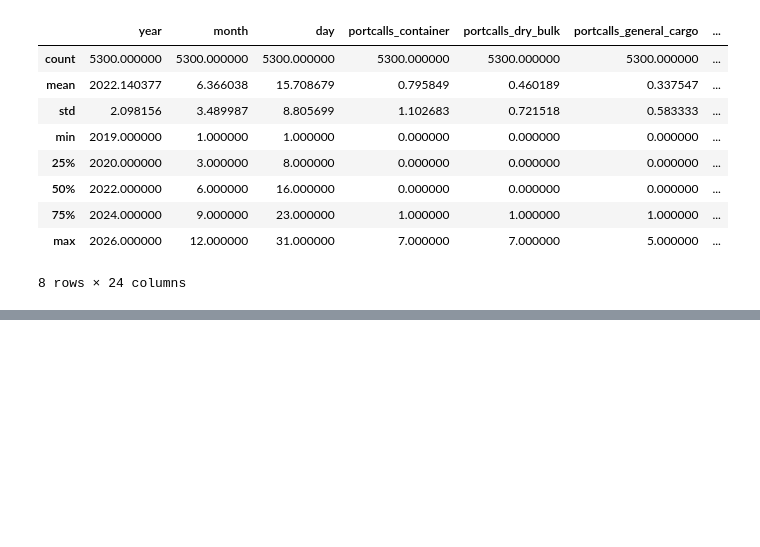
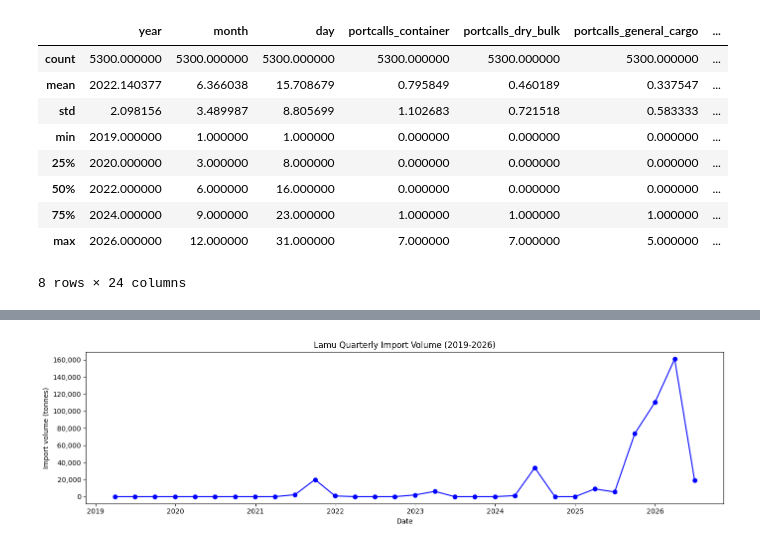
Before and after one commit to MutwiriC/Port-Distribution-Early-Warning-System, a Jupyter notebook: Port_Trade_Disruption_Early_Warning_System.ipynb, the cells around one changed output, grey strips where cells are left out. Drawn from its saved outputs; the diff is of its cells as text; code cells hidden in the pictures; blank space fills up the shorter version.

```diff
--- a/Port_Trade_Disruption_Early_Warning_System.ipynb
+++ b/Port_Trade_Disruption_Early_Warning_System.ipynb
@@ -146,0 +190,21 @@ df_port.describe()
+# %%
+#plot Lamu port import volume over time
+lamu = df_port[df_port['portname']=='Lamu']
+lamu['date'] = pd.to_datetime(lamu[['year', 'month']].assign(day=1))
+
+# 2. Set that date column as the Index
+lamu = lamu.set_index('date')
+
+# 3.resampling
+df_quarterly_lamu = lamu['import'].resample('Q').sum()
+
+plt.figure(figsize=(14,4))
+plt.plot(df_quarterly_lamu, color='blue', marker='o')
+plt.title('Lamu Quarterly Import Volume (2019-2026)')
+plt.xlabel('Date')
+plt.gca().yaxis.set_major_formatter(mtick.StrMethodFormatter('{x:,.0f}'))
+plt.ylabel('Import volume (tonnes)')
+plt.tight_layout()
+plt.show()
+# %% [output]
+[figure, added]
```
Also changed, not shown: parts of 19 cells of this notebook, 1 other file.
